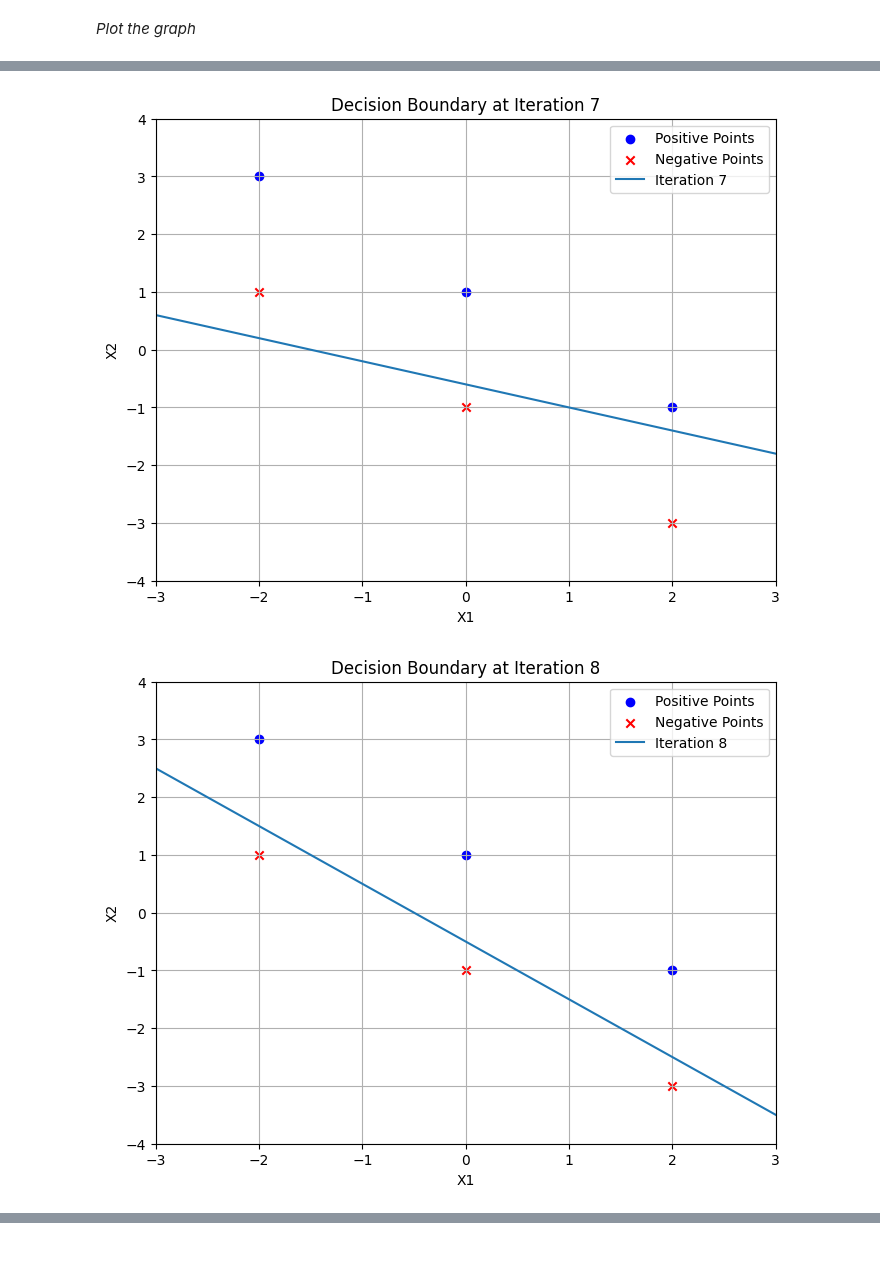
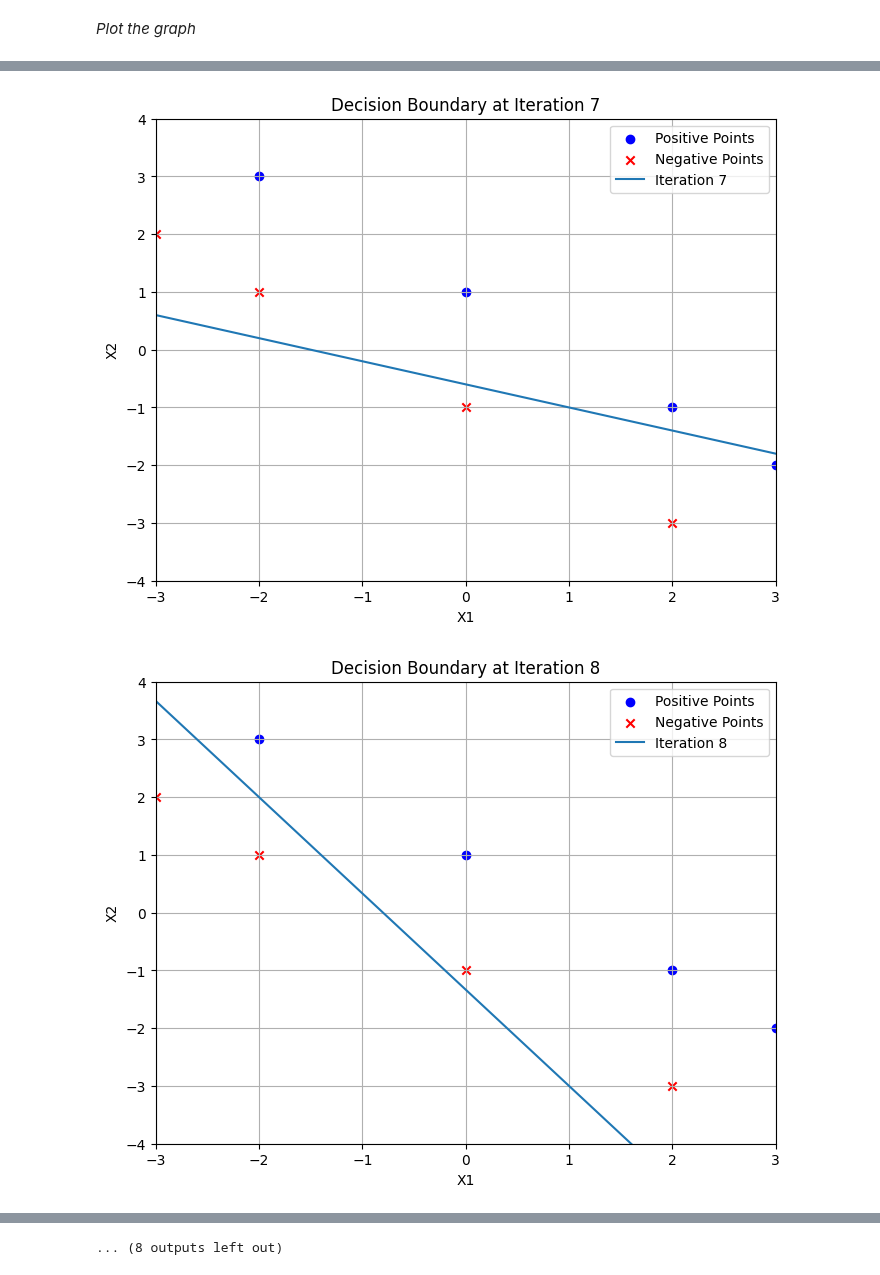
Before and after one commit to RajiaRani/Machine-Learning, a Jupyter notebook: RandomLinearAlgo/04. Perceptron.ipynb, the cells around one changed output, grey strips where cells are left out. Saved outputs shown, nothing was run; the diff lists cells and outputs as text; code cells hidden in the pictures.

Commit message:
did the changes in perceptron

```diff
--- a/RandomLinearAlgo/04. Perceptron.ipynb
+++ b/RandomLinearAlgo/04. Perceptron.ipynb
@@ -3,8 +3,8 @@ import numpy as np
 import matplotlib.pyplot as plt
 # %%
 # Initialize the data
-positive_points = np.array([ (-2,3), (0,1), (2,-1)])
-negative_points = np.array([ (-2,1), (0, -1), (2,-3)])
+positive_points = np.array([ (-2,3), (0,1), (2,-1),(3, -2) ])
+negative_points = np.array([ (-2,1), (0, -1), (2,-3), (-3,2)])
 # %%
 positive_points
 # %% [output]
@@ -101,13 +97,13 @@ def plot_decision_boundary(theta, theta0, iteration):
     plt.grid(True)
     plt.show()
 # %%
-theta_final, theta0_final = perceptron(X, y ,10)
+theta_final, theta0_final = perceptron(X, y ,15)
 # %% [output]
 [figure]
 [figure]
 [figure]
 [figure]
 [figure]
 [figure]
 [figure]
-[figure, old version]
+[figure, new version]
@@ -115,0 +114 @@ theta_final, theta0_final = perceptron(X, y ,10)
+... (8 outputs left out)
```
Also changed, not shown: parts of 8 cells of this notebook.
